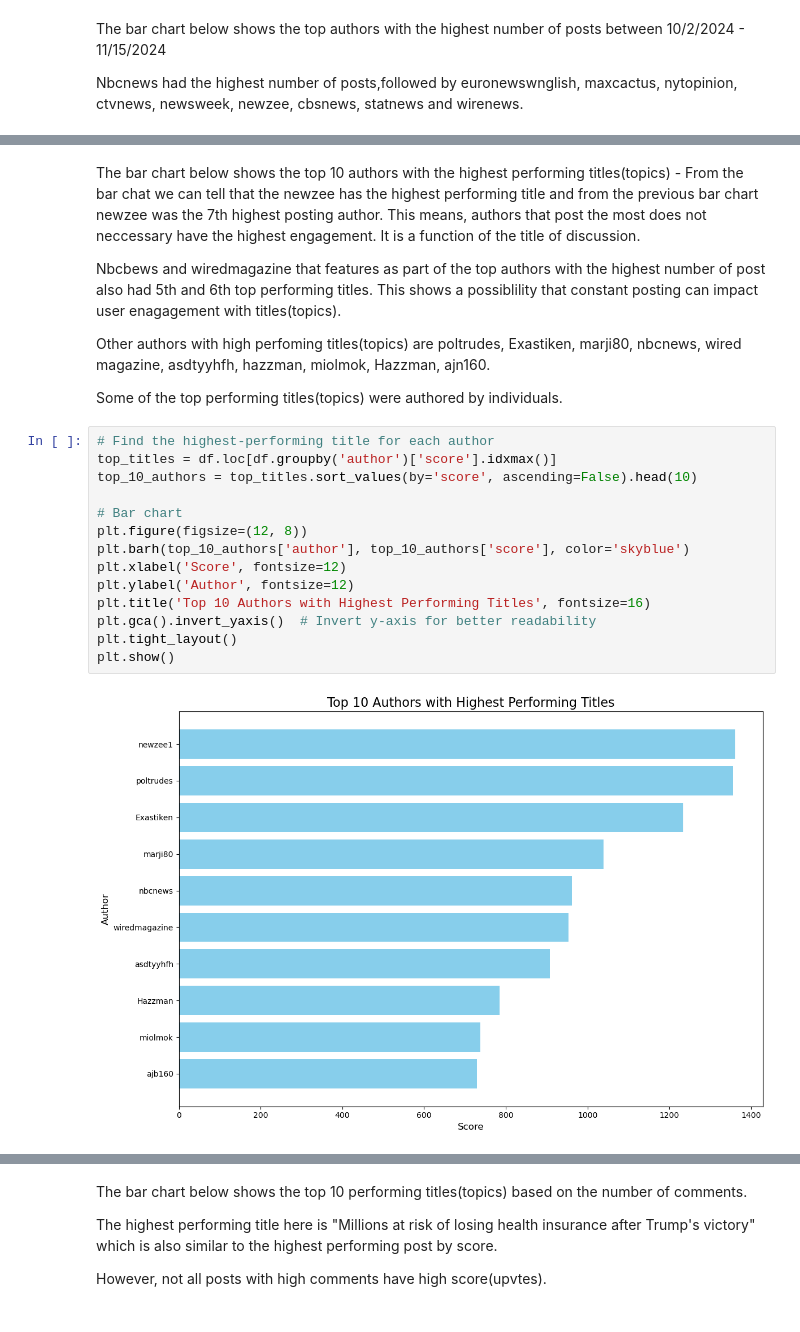
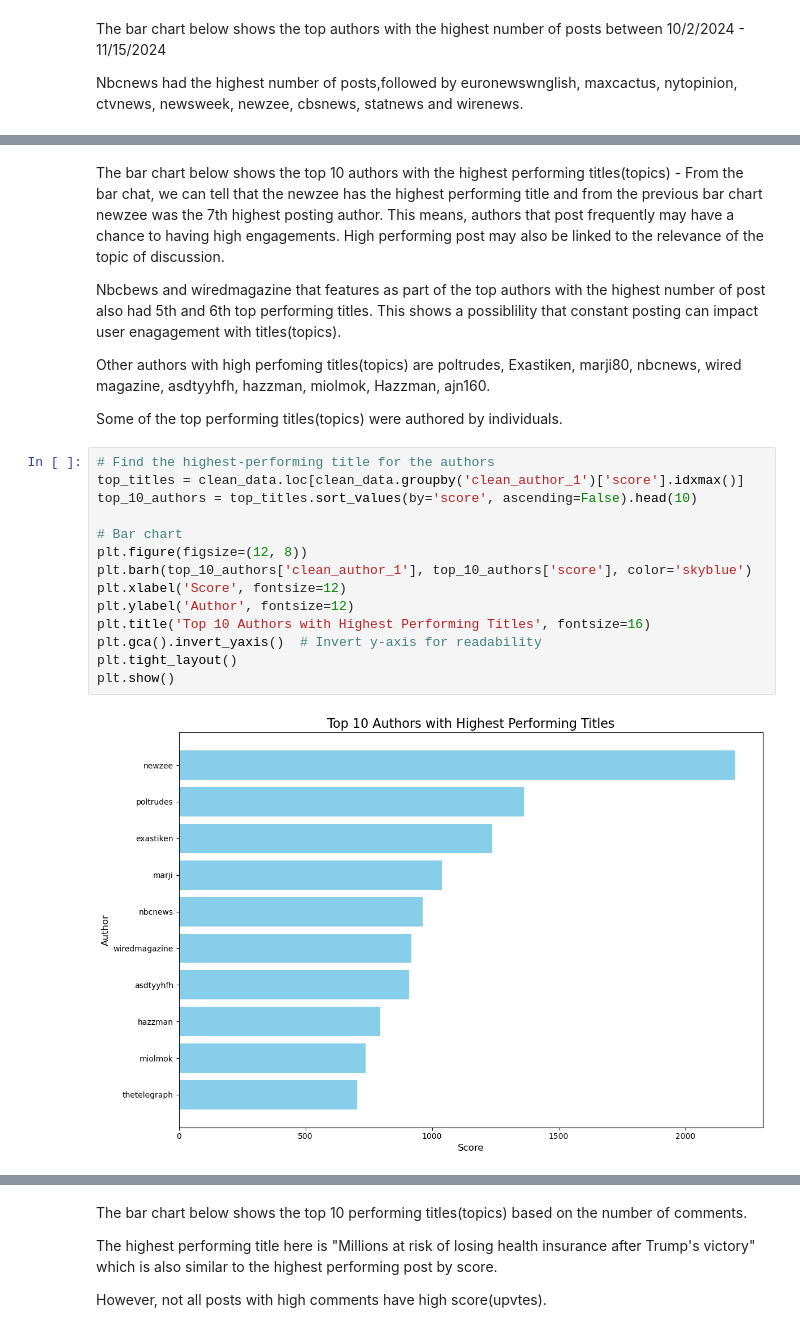
Before and after one commit to Olayemi-cloud/jh24993_EMATM0048---Python-Project, a Jupyter notebook: jh24993_EMATM0048_Q2.ipynb, the cells around one changed output, grey strips where cells are left out. Cells and saved outputs as stored; diff of their text form.

```diff
--- a/jh24993_EMATM0048_Q2.ipynb
+++ b/jh24993_EMATM0048_Q2.ipynb
@@ -573,5 +581,5 @@ plt.show()
 # %% [markdown]
-The bar chart below shows the top 10 authors with the highest performing titles(topics) - From the bar chat we can tell that the newzee has the highest performing title and from the previous bar chart newzee was the 7th highest posting author. This means, authors that post the most does not neccessary have the highest engagement. It is a function of the title of discussion.
+The bar chart below shows the top 10 authors with the highest performing titles(topics) - From the bar chat, we can tell that the newzee has the highest performing title and from the previous bar chart newzee was the 7th highest posting author. This means, authors that post frequently may have a chance to having high engagements. High performing post may also be linked to the relevance of the topic of discussion.
 
 Nbcbews and wiredmagazine that features as part of the top authors with the highest number of post also had 5th and 6th top performing titles. This shows a possiblility that constant posting can impact user enagagement with titles(topics).
 
@@ -579,21 +587,21 @@ Other authors with high perfoming titles(topics) are poltrudes, Exastiken, marji
 
 Some of the top performing titles(topics) were authored by individuals.
 # %%
-# Find the highest-performing title for each author
-top_titles = df.loc[df.groupby('author')['score'].idxmax()]
+# Find the highest-performing title for the authors
+top_titles = clean_data.loc[clean_data.groupby('clean_author_1')['score'].idxmax()]
 top_10_authors = top_titles.sort_values(by='score', ascending=False).head(10)
 
 # Bar chart
 plt.figure(figsize=(12, 8))
-plt.barh(top_10_authors['author'], top_10_authors['score'], color='skyblue')
+plt.barh(top_10_authors['clean_author_1'], top_10_authors['score'], color='skyblue')
 plt.xlabel('Score', fontsize=12)
 plt.ylabel('Author', fontsize=12)
 plt.title('Top 10 Authors with Highest Performing Titles', fontsize=16)
-plt.gca().invert_yaxis()  # Invert y-axis for better readability
+plt.gca().invert_yaxis()  # Invert y-axis for readability
 plt.tight_layout()
 plt.show()
 # %% [output]
-[figure, old version]
+[figure, new version]
 # %% [markdown]
 The bar chart below shows the top performing title(topics) based on their score(upvotes).
 
```
Also changed, not shown: parts of 86 cells of this notebook.
